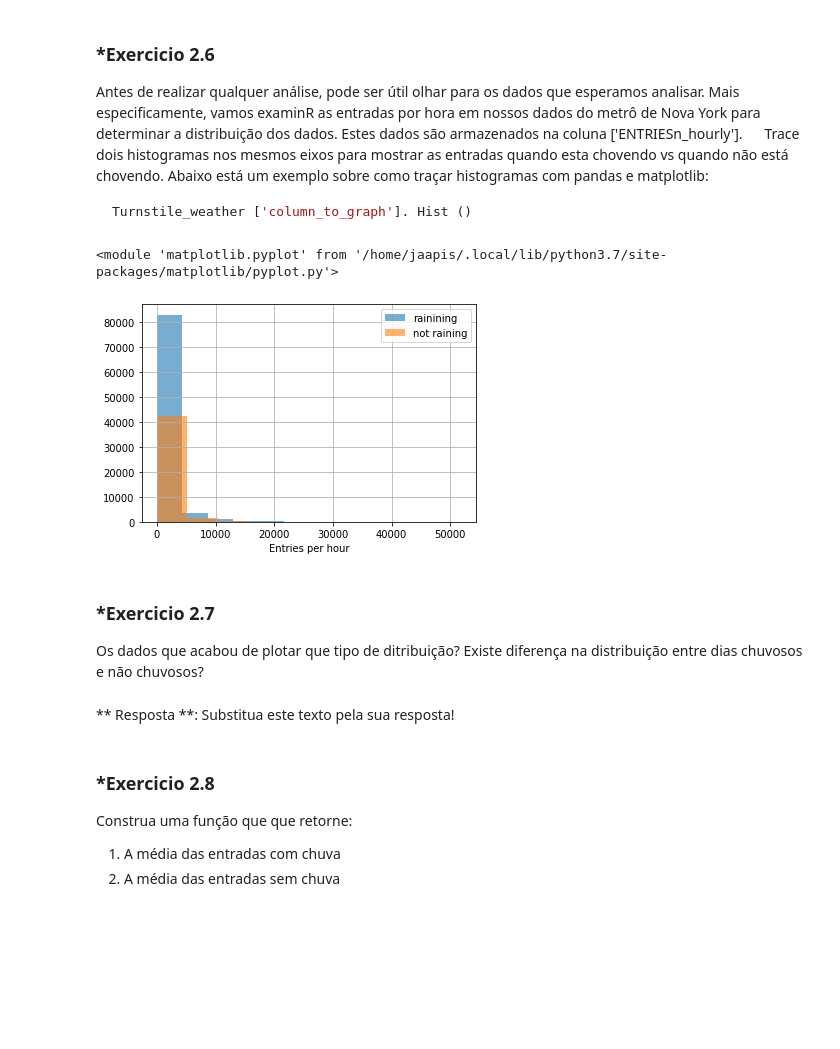
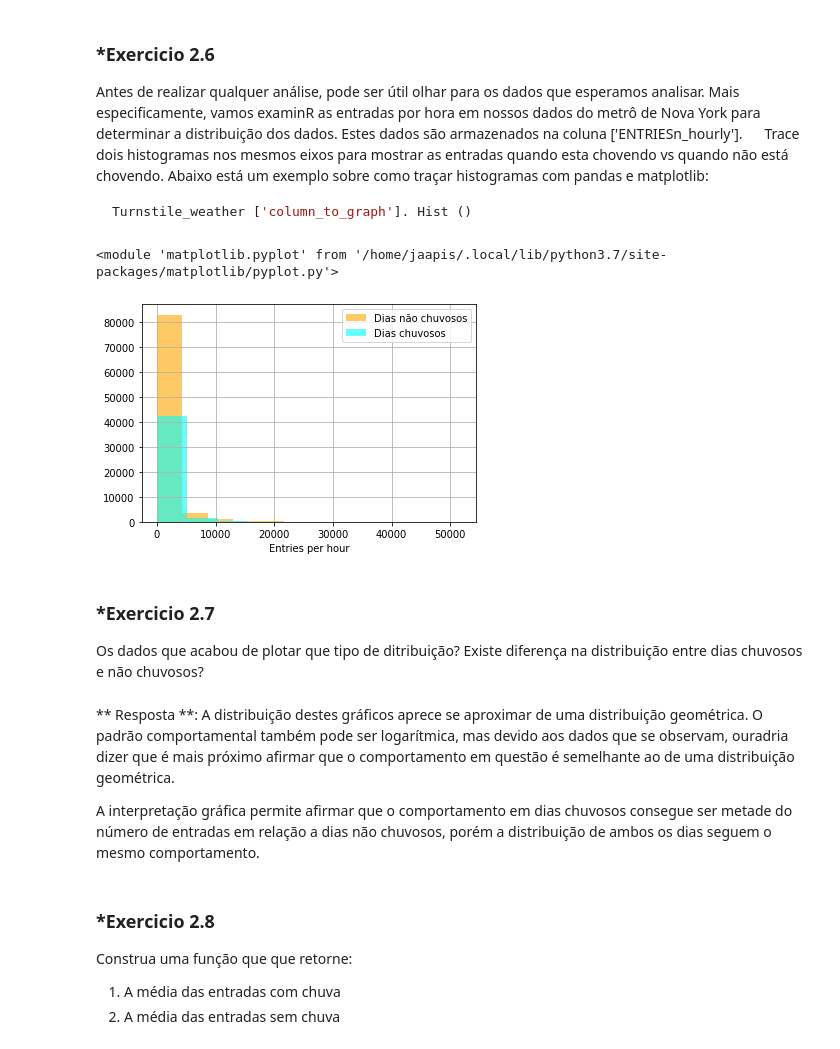
Before and after one commit to Jaapis/NY_Subway, a Jupyter notebook: analyzing-subway-data-ndfdsi.ipynb, the cells around one changed output. Saved outputs shown, nothing was run; the diff lists cells and outputs as text; code cells hidden in the pictures; blank space fills up the shorter version.

```diff
--- a/analyzing-subway-data-ndfdsi.ipynb
+++ b/analyzing-subway-data-ndfdsi.ipynb
@@ -498,30 +498,33 @@ Turnstile_weather ['column_to_graph']. Hist ()
 # %%
 import numpy as np
 import matplotlib.pyplot as plt
 
 def entries_histogram(turnstile_weather):
 
     plt.figure()
     turnstile_weather['ENTRIESn_hourly'] = pd.to_numeric(turnstile_weather['ENTRIESn_hourly'])
     turnstile_weather['rain'] = pd.to_numeric(turnstile_weather['rain'])
 
-    turnstile_weather[turnstile_weather['rain'] == 0]['ENTRIESn_hourly'].hist(alpha = 0.6)
-    turnstile_weather['ENTRIESn_hourly'][turnstile_weather.rain == 1].hist(alpha = 0.6)
-    plt.legend(('rainining','not raining'))
+    turnstile_weather[turnstile_weather['rain'] == 0]['ENTRIESn_hourly'].hist(alpha = 0.6, color = 'orange')
+    turnstile_weather['ENTRIESn_hourly'][turnstile_weather.rain == 1].hist(alpha = 0.6, color = 'cyan')
+    plt.legend(('Dias não chuvosos','Dias chuvosos'))
     plt.xlabel("Entries per hour")
 
     return plt
 
 entries_histogram(df_tempo)
 # %% [output]
 <module 'matplotlib.pyplot' from '/home/jaapis/.local/lib/python3.7/site-packages/matplotlib/pyplot.py'>
-[figure, old version]
+[figure, new version]
 # %% [markdown]
 ### *Exercicio 2.7
 
 Os dados que acabou de plotar que tipo de ditribuição? Existe diferença na distribuição entre dias chuvosos e não chuvosos?
-# %% [markdown]
-** Resposta **: Substitua este texto pela sua resposta!
+# %% [markdown]
+** Resposta **: A distribuição destes gráficos aprece se aproximar de uma distribuição geométrica. O padrão comportamental também pode ser logarítmica, mas devido aos dados que se observam, ouradria dizer que é mais próximo afirmar que o comportamento em questão é semelhante ao de uma distribuição geométrica.
+
+A interpretação gráfica permite afirmar que o comportamento em dias chuvosos consegue ser metade do número de entradas
+em relação a dias não chuvosos, porém a distribuição de ambos os dias seguem o mesmo comportamento.
 # %% [markdown]
 ### *Exercicio 2.8
 
```
Also changed, not shown: parts of 4 cells of this notebook.
